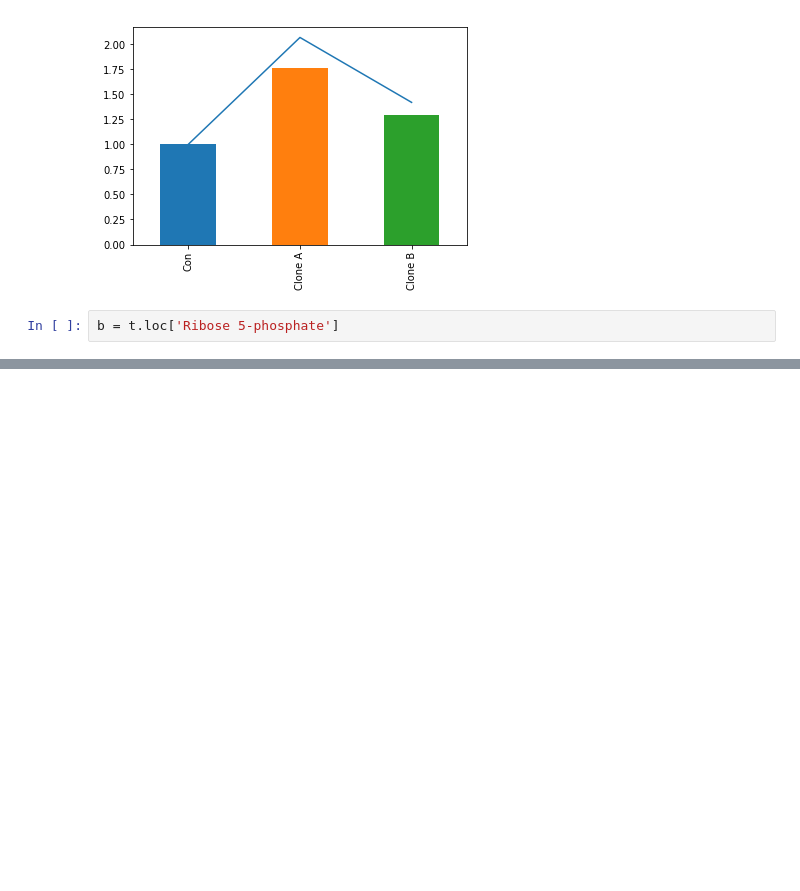
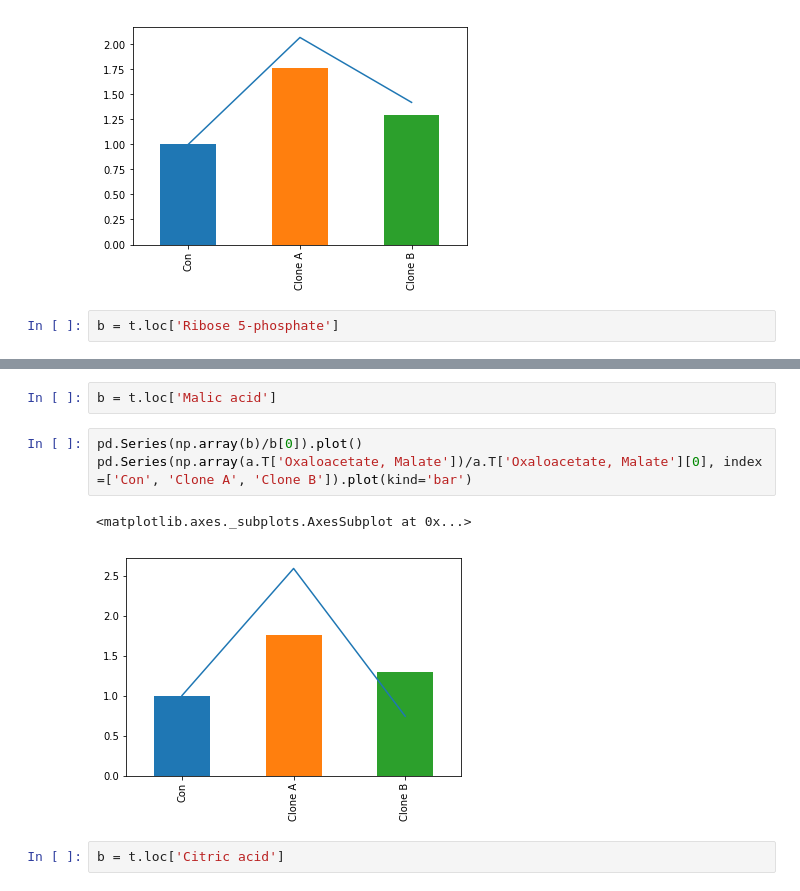
Before and after one commit to inoue0426/Cancer_cell_modeling_using_FBA, a Jupyter notebook: code/fba vs metabo.ipynb, the cells around one changed output, grey strips where cells are left out. Cells and saved outputs as stored; diff of their text form; blank space fills up the shorter version.

```diff
--- a/code/fba vs metabo.ipynb
+++ b/code/fba vs metabo.ipynb
@@ -120,0 +73,10 @@ F6P-F1,6P
+# %%
+b = t.loc['Malic acid']
+# %%
+pd.Series(np.array(b)/b[0]).plot()
+pd.Series(np.array(a.T['Oxaloacetate, Malate'])/a.T['Oxaloacetate, Malate'][0], index =['Con', 'Clone A', 'Clone B']).plot(kind='bar')
+# %% [output]
+<matplotlib.axes._subplots.AxesSubplot at 0x...>
+[figure, added]
+# %%
+b = t.loc['Citric acid']
```
Also changed, not shown: parts of 19 cells of this notebook, 14 other files.
